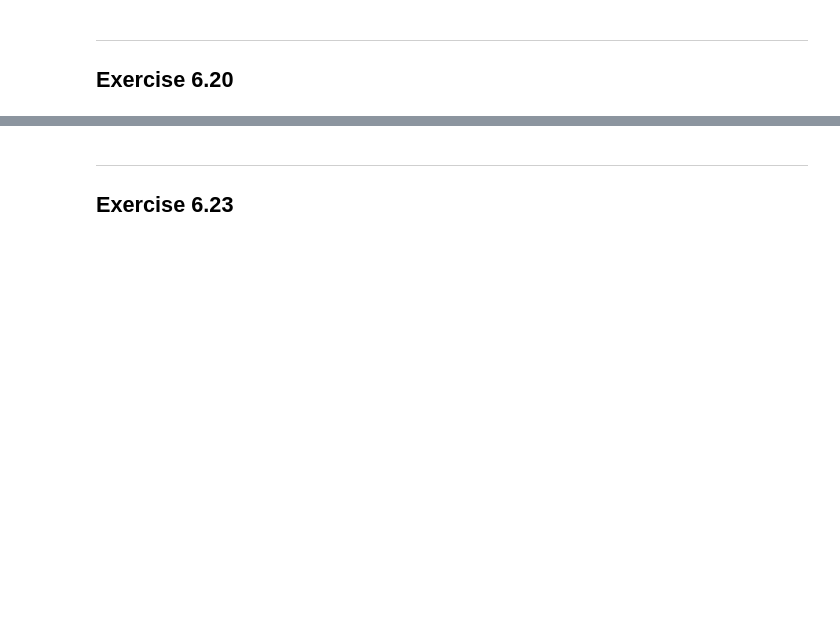
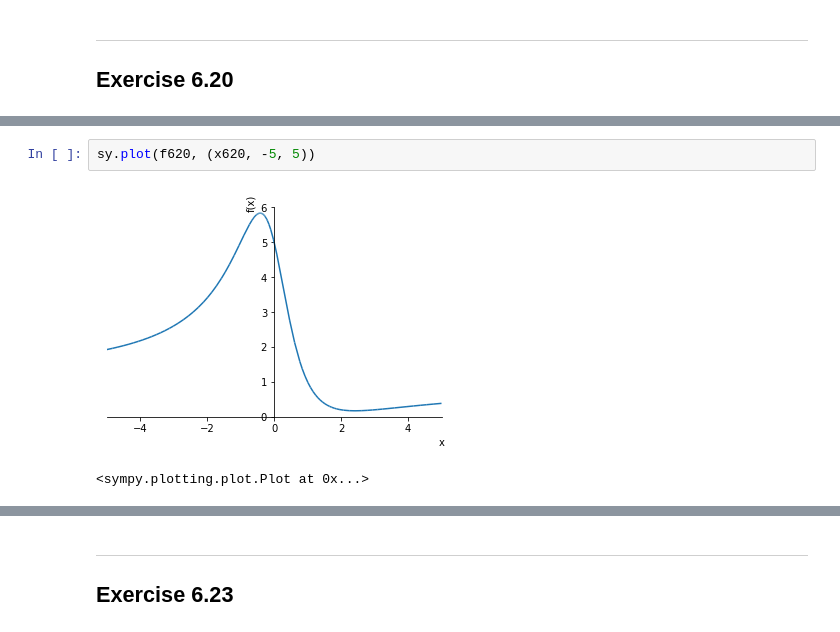
Before and after one commit to sheikhomar/opan, a Jupyter notebook: hw04.ipynb, the cells around one changed output, grey strips where cells are left out. Drawn from its saved outputs; the diff is of its cells as text; blank space fills up the shorter version.

```diff
--- a/hw04.ipynb
+++ b/hw04.ipynb
@@ -439,0 +479,5 @@ We need to answer following questions:
+# %%
+sy.plot(f620, (x620, -5, 5))
+# %% [output]
+[figure, added]
+<sympy.plotting.plot.Plot at 0x...>
```
Also changed, not shown: parts of 11 cells of this notebook.
